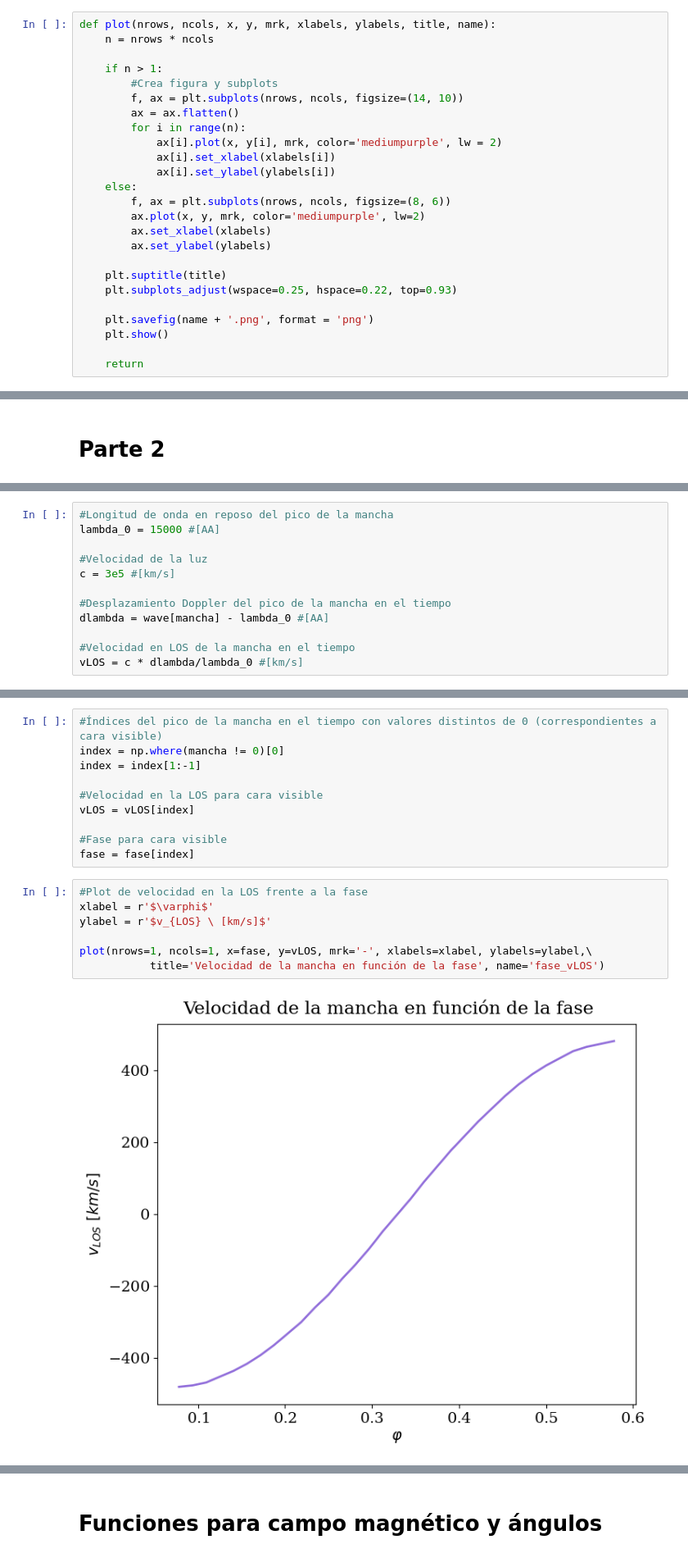
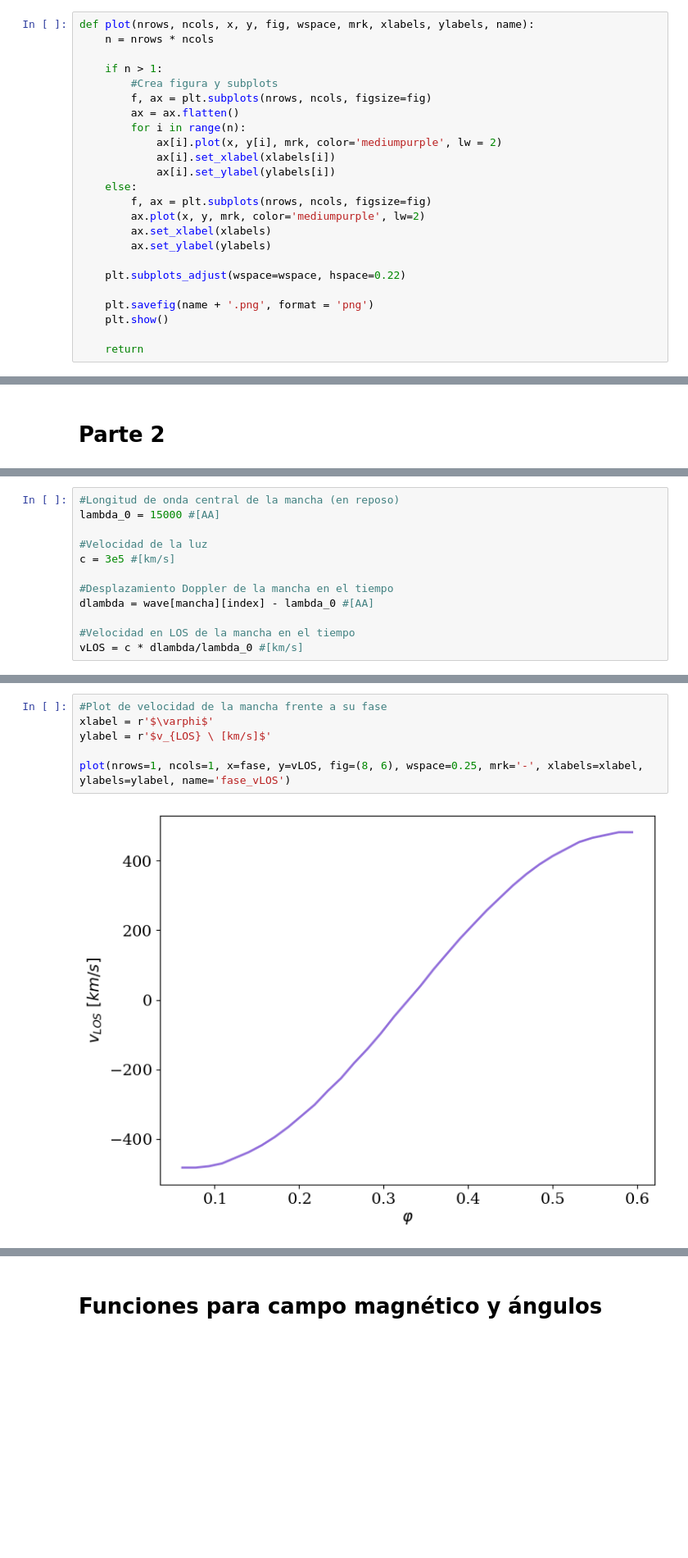
Before and after one commit to catperdomo/espec_project, a Jupyter notebook: code.ipynb, the cells around one changed output, grey strips where cells are left out. Shown at 82% size. Saved outputs shown, nothing was run; the diff lists cells and outputs as text; blank space fills up the shorter version.

```diff
--- a/code.ipynb
+++ b/code.ipynb
@@ -51,25 +51,24 @@ f.close()
 # %% [markdown]
 # Funciones para plotear y animar
 # %%
-def plot(nrows, ncols, x, y, mrk, xlabels, ylabels, title, name):
+def plot(nrows, ncols, x, y, fig, wspace, mrk, xlabels, ylabels, name):
     n = nrows * ncols
 
     if n > 1:
         #Crea figura y subplots
-        f, ax = plt.subplots(nrows, ncols, figsize=(14, 10))
+        f, ax = plt.subplots(nrows, ncols, figsize=fig)
         ax = ax.flatten()
         for i in range(n):
             ax[i].plot(x, y[i], mrk, color='mediumpurple', lw = 2)
             ax[i].set_xlabel(xlabels[i])
             ax[i].set_ylabel(ylabels[i])
     else:
-        f, ax = plt.subplots(nrows, ncols, figsize=(8, 6))
+        f, ax = plt.subplots(nrows, ncols, figsize=fig)
         ax.plot(x, y, mrk, color='mediumpurple', lw=2)
         ax.set_xlabel(xlabels)
         ax.set_ylabel(ylabels)
 
-    plt.suptitle(title)
-    plt.subplots_adjust(wspace=0.25, hspace=0.22, top=0.93)
+    plt.subplots_adjust(wspace=wspace, hspace=0.22)
 
     plt.savefig(name + '.png', format = 'png')
     plt.show()
@@ -183,12 +182,12 @@ mancha = np.argmax(R[:, 0, :], axis=1)
 # %%
-#Longitud de onda en reposo del pico de la mancha
+#Longitud de onda central de la mancha (en reposo)
 lambda_0 = 15000 #[AA]
 
 #Velocidad de la luz
 c = 3e5 #[km/s]
 
-#Desplazamiento Doppler del pico de la mancha en el tiempo
-dlambda = wave[mancha] - lambda_0 #[AA]
+#Desplazamiento Doppler de la mancha en el tiempo
+dlambda = wave[mancha][index] - lambda_0 #[AA]
 
 #Velocidad en LOS de la mancha en el tiempo
 vLOS = c * dlambda/lambda_0 #[km/s]
@@ -204,21 +206,10 @@ fase = t/T
-# %%
-#Índices del pico de la mancha en el tiempo con valores distintos de 0 (correspondientes a cara visible)
-index = np.where(mancha != 0)[0]
-index = index[1:-1]
-
-#Velocidad en la LOS para cara visible
-vLOS = vLOS[index]
-
-#Fase para cara visible
-fase = fase[index]
 # %%
-#Plot de velocidad en la LOS frente a la fase
+#Plot de velocidad de la mancha frente a su fase
 xlabel = r'$\varphi$'
 ylabel = r'$v_{LOS} \ [km/s]$'
 
-plot(nrows=1, ncols=1, x=fase, y=vLOS, mrk='-', xlabels=xlabel, ylabels=ylabel,\
-           title='Velocidad de la mancha en función de la fase', name='fase_vLOS')
+plot(nrows=1, ncols=1, x=fase, y=vLOS, fig=(8, 6), wspace=0.25, mrk='-', xlabels=xlabel, ylabels=ylabel, name='fase_vLOS')
 # %% [output]
-[figure, old version]
+[figure, new version]
 # %%
 #Fase de la mancha cuando está en el meridiano central
```
Also changed, not shown: parts of 44 cells of this notebook, 19 other files.
